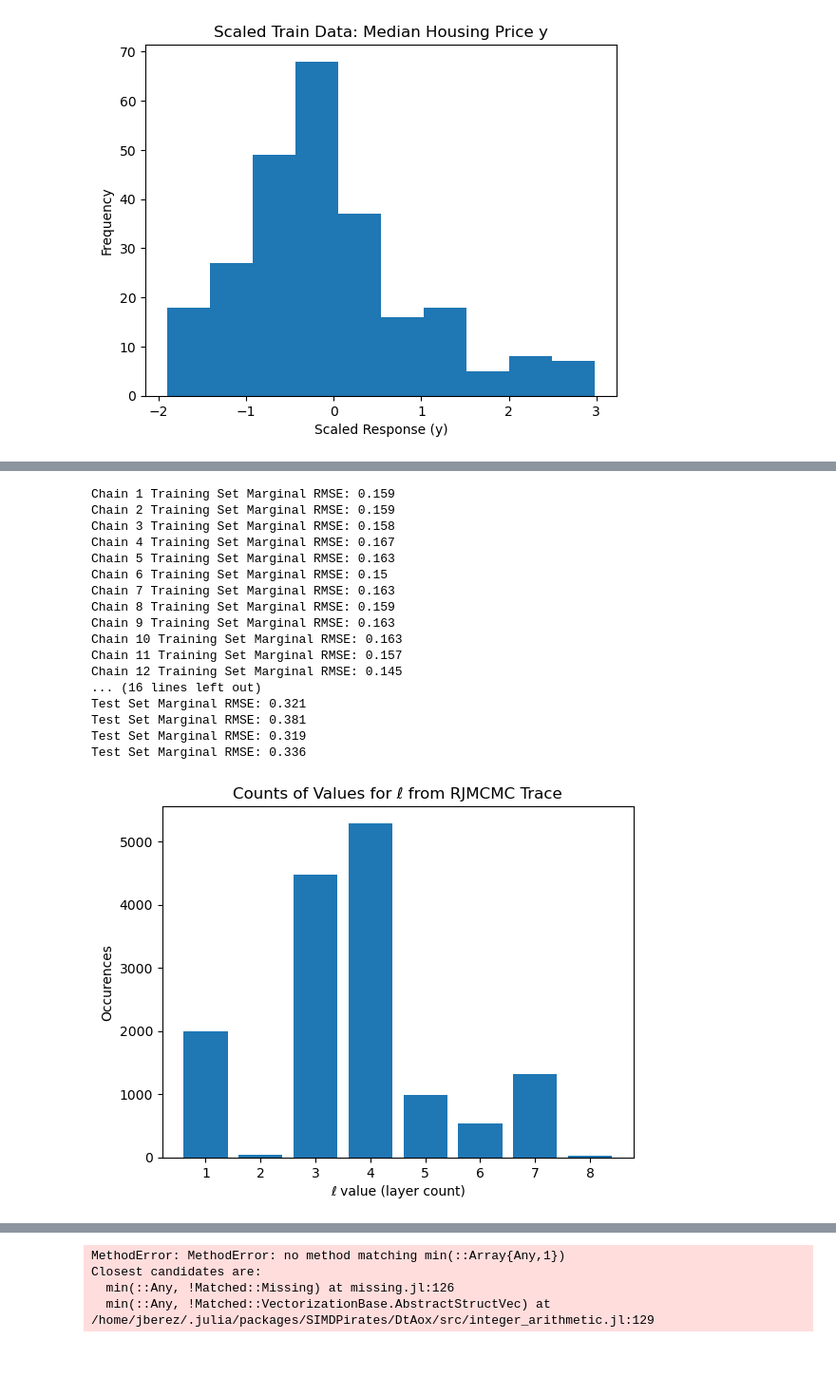
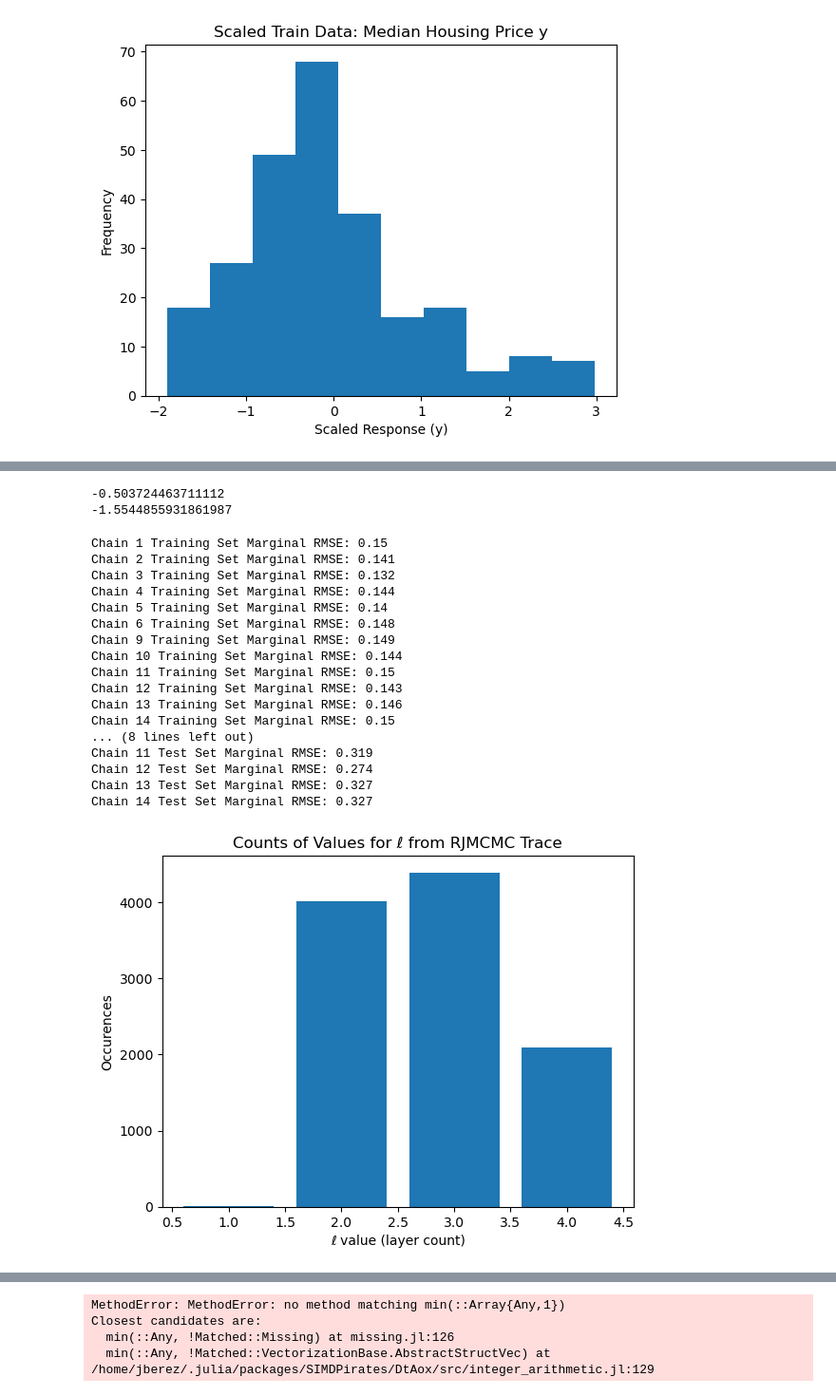
Before and after one commit to jberezow/BostonHousing, a Jupyter notebook: Thesis-LoadTraces.ipynb, the cells around one changed output, grey strips where cells are left out. Shown at 95% size. Cells and saved outputs as stored; diff of their text form; code cells hidden in the pictures; blank space fills up the shorter version.

```diff
--- a/Thesis-LoadTraces.ipynb
+++ b/Thesis-LoadTraces.ipynb
@@ -163,14 +163,17 @@ obs_master = choicemap()::ChoiceMap
 obs_master[:y] = y_train
 obs = obs_master;
 # %%
+#folder = "/Data/BostonLong/"
+folder = "/Data/BostonEight/"
 traces = []
-folder = "/Data/BostonLong/"
-#tests = [1,3,5,6,8,9,10,11,12,13,15,16]
 tests = [i for i=1:16]
-filename_pre = "trace"
+#filename_pre = "trace"
+filename_pre = "B8trace"
 filename_end = "output.jld"
 
-for i=1:16
+good_traces = [1,2,3,4,5,6,9,10,11,12,13,14]
+
+for i in good_traces
     current_file = join([pwd(),folder,filename_pre,"$(tests[i])", filename_end])
     current_traces = deserialize(current_file)
     push!(traces,current_traces)
@@ -422,7 +465,13 @@ Test Set Marginal RMSE: 0.31152155476611043
+# %%
+println(y_test[252])
+println(y_marginal[252])
+# %% [output]
+-0.503724463711112
+-1.5544855931861987
 # %%
 #Marginalize all RMSEs
 
-j = 1
+j = 300
 
 
 for i=1:chains
@@ -435,7 +484,7 @@ for i=1:chains
     end
     y_marginal = y_marginal ./(length(traces2)-(j-1))
     mse = mse_scaled(y_marginal, y_train)
-    println("Chain $i Training Set Marginal RMSE: $(round(mse,digits=3))")
+    println("Chain $(good_traces[i]) Training Set Marginal RMSE: $(round(mse,digits=3))")
 end
 
 rmses =
@@ -449,40 +498,41 @@ for i=1:chains
     end
     y_marginal = y_marginal ./(length(traces2)-(j-1))
     mse = mse_scaled(y_marginal, y_test)
-    println("Test Set Marginal RMSE: $(round(mse,digits=3))")
+    println("Chain $(good_traces[i]) Test Set Marginal RMSE: $(round(mse,digits=3))")
 end
 # %% [output]
-Chain 1 Training Set Marginal RMSE: 0.159
-Chain 2 Training Set Marginal RMSE: 0.159
-Chain 3 Training Set Marginal RMSE: 0.158
-Chain 4 Training Set Marginal RMSE: 0.167
-Chain 5 Training Set Marginal RMSE: 0.163
-Chain 6 Training Set Marginal RMSE: 0.15
-Chain 7 Training Set Marginal RMSE: 0.163
-Chain 8 Training Set Marginal RMSE: 0.159
-Chain 9 Training Set Marginal RMSE: 0.163
-Chain 10 Training Set Marginal RMSE: 0.163
-Chain 11 Training Set Marginal RMSE: 0.157
-Chain 12 Training Set Marginal RMSE: 0.145
-... (16 lines left out)
-Test Set Marginal RMSE: 0.321
-Test Set Marginal RMSE: 0.381
-Test Set Marginal RMSE: 0.319
-Test Set Marginal RMSE: 0.336
+Chain 1 Training Set Marginal RMSE: 0.15
+Chain 2 Training Set Marginal RMSE: 0.141
+Chain 3 Training Set Marginal RMSE: 0.132
+Chain 4 Training Set Marginal RMSE: 0.144
+Chain 5 Training Set Marginal RMSE: 0.14
+Chain 6 Training Set Marginal RMSE: 0.148
+Chain 9 Training Set Marginal RMSE: 0.149
+Chain 10 Training Set Marginal RMSE: 0.144
+Chain 11 Training Set Marginal RMSE: 0.15
+Chain 12 Training Set Marginal RMSE: 0.143
+Chain 13 Training Set Marginal RMSE: 0.146
+Chain 14 Training Set Marginal RMSE: 0.15
+... (8 lines left out)
+Chain 11 Test Set Marginal RMSE: 0.319
+Chain 12 Test Set Marginal RMSE: 0.274
+Chain 13 Test Set Marginal RMSE: 0.327
+Chain 14 Test Set Marginal RMSE: 0.327
 # %%
 #Bar Plot of l estimates
+l_list = [1,2,3,4]
 
 ls = [[traces[i][j][:l] for j=1:length(traces[i])] for i=1:chains]
 ls = collect(Iterators.flatten(ls))
 
 counts = [sum([l_list[ls[i]] == j for i in 1:length(ls)]) for j in l_list]
 bar(l_list,counts)
 
 plt.title("Counts of Values for ℓ from RJMCMC Trace")
 plt.xlabel("ℓ value (layer count)")
 plt.ylabel("Occurences");
 # %% [output]
-[figure, old version]
+[figure, new version]
 # %%
 #Trace Plot for l
 #Plot Train RMSE for Each Chain
```
Also changed, not shown: parts of 14 cells of this notebook, 39 other files.
